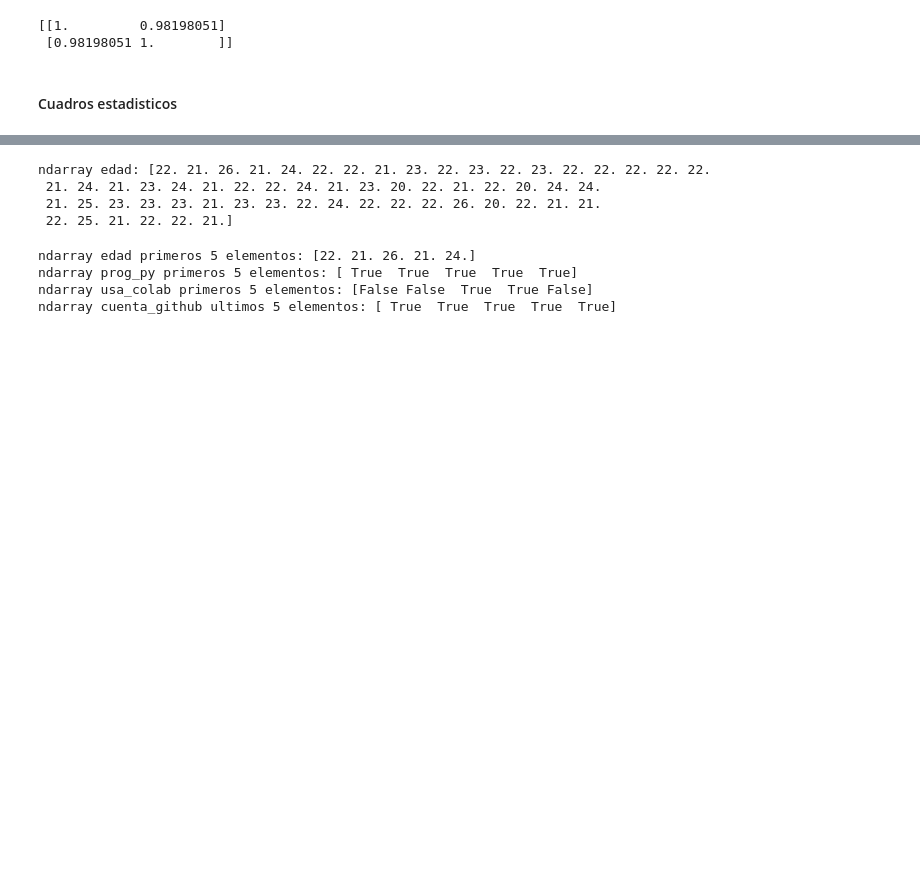
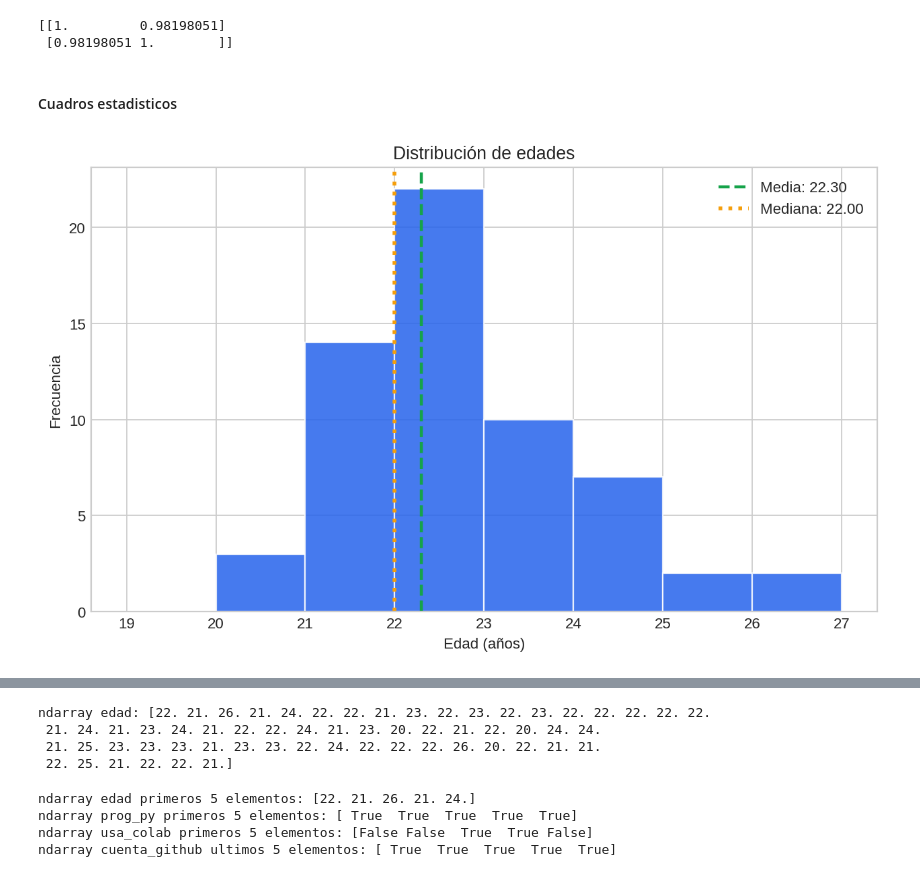
Before and after one commit to m00n07/mineria_de_datos, a Jupyter notebook: Mineria_de_datos.ipynb, the cells around one changed output, grey strips where cells are left out. Drawn from its saved outputs; the diff is of its cells as text; code cells hidden in the pictures; blank space fills up the shorter version.

```diff
--- a/Mineria_de_datos.ipynb
+++ b/Mineria_de_datos.ipynb
@@ -398,8 +398,10 @@ print(corr)
 # %%
 import numpy as np
 import pandas as pd
-from io import StringIO
+# from io import StringIO # convertir una cadena de texto em archivo
+import matplotlib.pyplot as plt
 
+'''
 raw = """Marca temporal\tNúmero de matrícula\t¿Cuántos años cumplidos tienes?\t¿Has realizado programas utilizando Python?\t¿Has utilizado Google Colab?\t¿Tienes cuenta de GitHub?
 19/01/2026 18:32:18\t178920\t22\tSi\tNo\tSi
 19/01/2026 18:32:23\t182712\t21\tSi\tNo\tSi
@@ -462,9 +464,15 @@ raw = """Marca temporal\tNúmero de matrícula\t¿Cuántos años cumplidos tiene
 19/01/2026 20:22:50\t177451\t22\tSi\tNo\tSi
 19/01/2026 20:23:15\t179804\t21\tSi\tNo\tSi
 """
+'''
+
+# Tamaño y estilo de gráficos
+plt.rcParams["figure.dpi"] = 160
+plt.style.use('seaborn-v0_8-whitegrid')
 
 # Cargar datos
-df = pd.read_csv(StringIO(raw), sep='\t')
+# df = pd.read_csv(StringIO(raw), sep='\t')
+df = pd.read_csv('/content/drive/MyDrive/mineria de datos/raw.csv') # esto seria desde un archivo que este en el drive
 df.columns = [c.strip() for c in df.columns]
 
 # Variables
@@ -473,3 +481,31 @@ map_sn = {'Si': True, 'No': False}
 df['prog_python'] = df['¿Has realizado programas utilizando Python?'].map(map_sn)
 df['usa_colab'] = df['¿Has utilizado Google Colab?'].map(map_sn)
 df['cuenta_github'] = df['¿Tienes cuenta de GitHub?'].map(map_sn)
+# %%
+# --- Paleta de colores ---
+accent  = '#2563eb'  # azul
+accent2 = '#16a34a'  # verde
+accent3 = '#f59e0b'  # ámbar
+neutral = '#6b7280'  # gris
+# %%
+# =========================
+# 1) Histograma de edades
+# =========================
+fig, ax = plt.subplots(figsize=(8,5)) #se controla la relacion de aspecto del mapa, regresa la figura y el ax
+bins = range(int(df['edad'].min())-1, int(df['edad'].max())+2)  #se da el valor inicial y final de los bines enla de edad es el valor que es 20-1=19 y el otro es de 26+2=28, para darle mas valor para que se vea mejro la greafica
+ax.hist(df['edad'], bins=bins, color=accent, edgecolor='white', alpha=0.85) #configura la figura del histogrma que seria la col de edad, se cvonfigura el color de los borfes, la transparencia que es con alpha
+mean_age = df['edad'].mean() # se despliega los valores para calcilar la media y mediana
+med_age = df['edad'].median() # se despliega los valores para calcilar la media y mediana
+ax.axvline(mean_age, color=accent2, linestyle='--', linewidth=2, label=f"Media: {mean_age:.2f}") # son parametros esteticos el borde color y asi
+ax.axvline(med_age, color=accent3, linestyle=':', linewidth=2.5, label=f"Mediana: {med_age:.2f}") # el de .2f es para que se desokieguye ek valor en flotante en 2 dec
+# ax.axvline(med_age, color=accent3, linestyle=':', linewidth=2.5, label=f"Mediana: {int med_age}") # esto es para que el valor sea entero y no flotante
+# son los nombres de las etiquetas
+ax.set_title('Distribución de edades') # titulo
+ax.set_xlabel('Edad (años)')  # etiqueta de x
+ax.set_ylabel('Frecuencia') # etiqueta de y
+ax.legend() # se muestre la leyenda que dice de la media mediana y los simbolos, si se borra esta linea ya no se mostrara la leyenda
+plt.tight_layout()
+plt.show()
+fig.savefig('01_hist_edades.png', dpi=180)  # salvar una imagen
+# %% [output]
+[figure, added]
```
Also changed, not shown: parts of 6 cells of this notebook.
